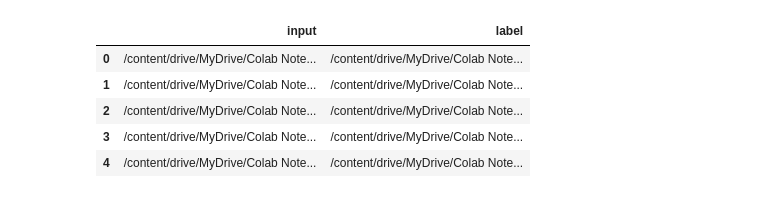
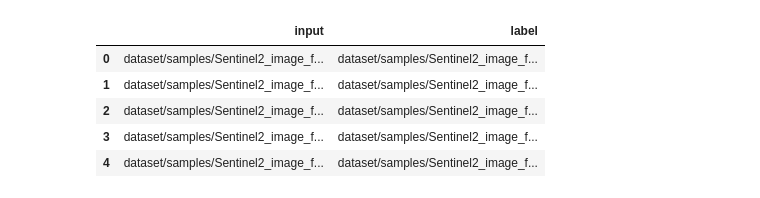
Before and after one commit to dmosh/building_density, a Jupyter notebook: density.ipynb, the cells around one changed output. Cells and saved outputs as stored; diff of their text form; code cells hidden in the pictures.

```diff
--- a/density.ipynb
+++ b/density.ipynb
@@ -38,26 +52,38 @@ training_data = object_training.download_as_string().decode('utf-8')
 with io.StringIO(training_data) as f:
     training = pd.read_csv(f)
 
-# Get the object where the testing data is stored
+# Get the object where the validation data is stored
 object_testing = bucket.blob('dataset/test/testing.csv')
 
-# Download the testing data from Cloud Storage
+# Download the validation data from Cloud Storage
 testing_data = object_testing.download_as_string().decode('utf-8')
 
-# Create a StringIO object from the testing data
+# Create a StringIO object from the validation data
 with io.StringIO(testing_data) as f:
     testing = pd.read_csv(f)
+
+
+# Get the object where the testing data is stored
+object_test = bucket.blob('dataset/samples/samples.csv')
+
+# Download the testing data from Cloud Storage
+test_data = object_test.download_as_string().decode('utf-8')
+
+# Create a StringIO object from the testing data
+with io.StringIO(test_data) as f:
+    test = pd.read_csv(f)
 # %%
-training.head()
+#training.head()
+test.head()
 #print(training.shape)
 #print(testing.shape)
 # %% [output]
 |  | input | label |
-| 0 | /content/drive/MyDrive/Colab Note... | /content/drive/MyDrive/Colab Note... |
-| 1 | /content/drive/MyDrive/Colab Note... | /content/drive/MyDrive/Colab Note... |
-| 2 | /content/drive/MyDrive/Colab Note... | /content/drive/MyDrive/Colab Note... |
-| 3 | /content/drive/MyDrive/Colab Note... | /content/drive/MyDrive/Colab Note... |
-| 4 | /content/drive/MyDrive/Colab Note... | /content/drive/MyDrive/Colab Note... |
+| 0 | dataset/samples/Sentinel2_image_f... | dataset/samples/Sentinel2_image_f... |
+| 1 | dataset/samples/Sentinel2_image_f... | dataset/samples/Sentinel2_image_f... |
+| 2 | dataset/samples/Sentinel2_image_f... | dataset/samples/Sentinel2_image_f... |
+| 3 | dataset/samples/Sentinel2_image_f... | dataset/samples/Sentinel2_image_f... |
+| 4 | dataset/samples/Sentinel2_image_f... | dataset/samples/Sentinel2_image_f... |
 # %%
 #Access sample images
 # Access the "input" and "label" columns
```
Also changed, not shown: parts of 21 cells of this notebook.
